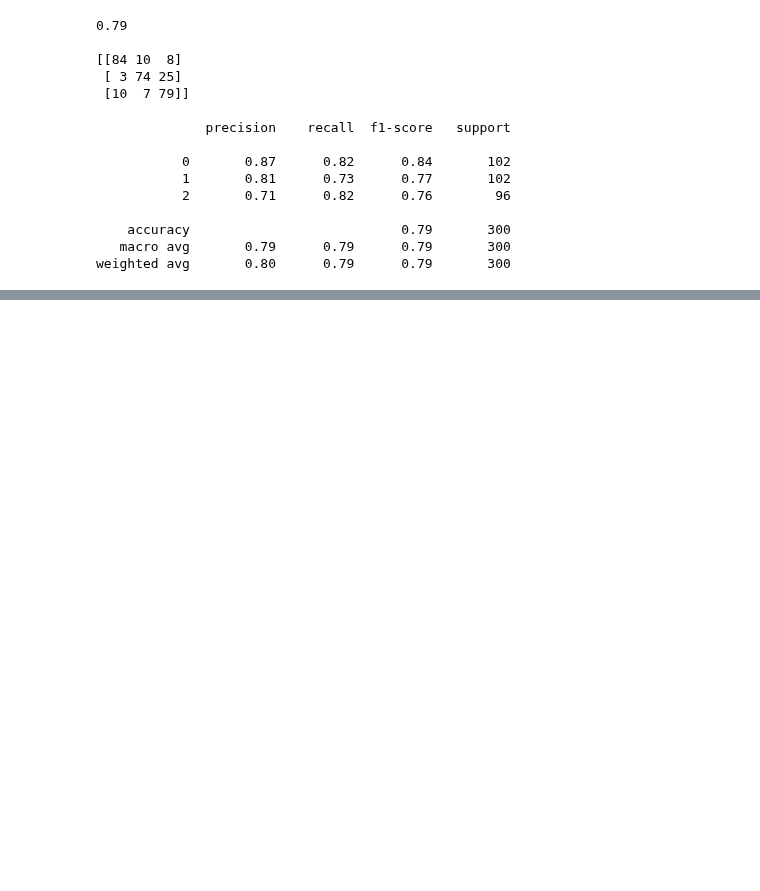
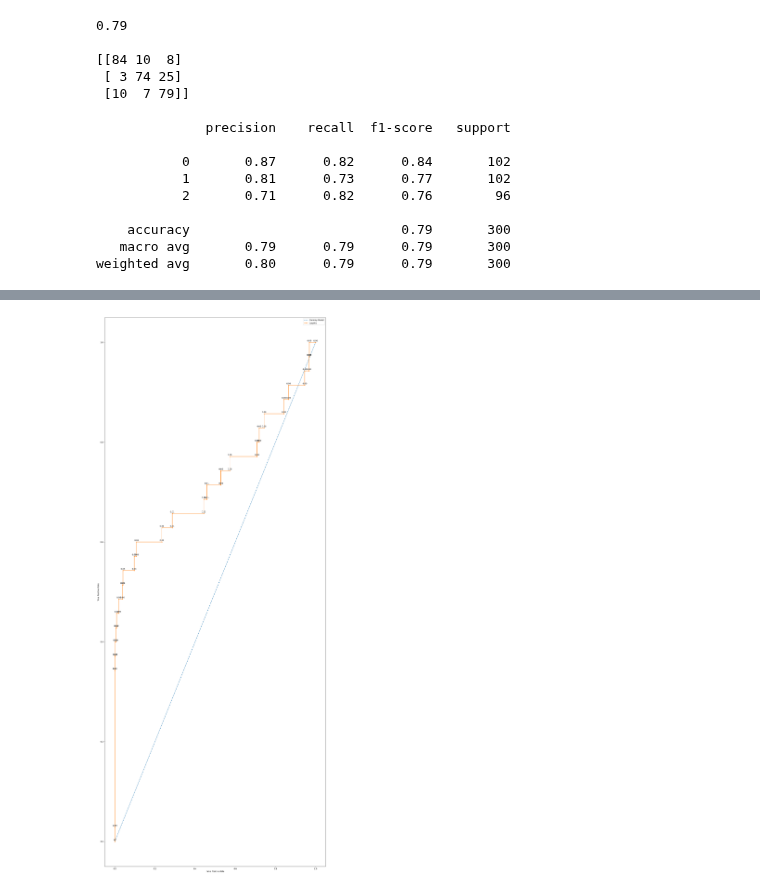
Before and after one commit to ak-pydev/python_practice, a Jupyter notebook: machine-learning/LogisticRegression/LogisticRegression.ipynb, the cells around one changed output, grey strips where cells are left out. Saved outputs shown, nothing was run; the diff lists cells and outputs as text; code cells hidden in the pictures; blank space fills up the shorter version.

```diff
--- a/machine-learning/LogisticRegression/LogisticRegression.ipynb
+++ b/machine-learning/LogisticRegression/LogisticRegression.ipynb
@@ -284,0 +459,21 @@ weighted avg       0.80      0.79      0.79       300
+# %%
+fig, ax = plt.subplots(figsize=(20, 50))
+# Plot dummy model ROC curve with dashed line
+ax.plot(dummy_fpr, dummy_tpr, linestyle='--', label='Dummy Model')
+
+# Plot actual model ROC curve with markers
+ax.plot(model_fpr, model_tpr, marker='.', label='Logistic')
+
+# Annotate thresholds on the curve
+for fpr, tpr, thr in zip(model_fpr, model_tpr, thresholds):
+    ax.annotate(f'{thr:.2f}', xy=(fpr, tpr), textcoords="offset points", xytext=(0,5), ha='center')
+
+# Axis labels
+ax.set_xlabel('False Positive Rate')
+ax.set_ylabel('True Positive Rate')
+
+# Legend and plot show
+ax.legend()
+plt.show()
+# %% [output]
+[figure, added]
```
Also changed, not shown: parts of 21 cells of this notebook, 1 other file.
